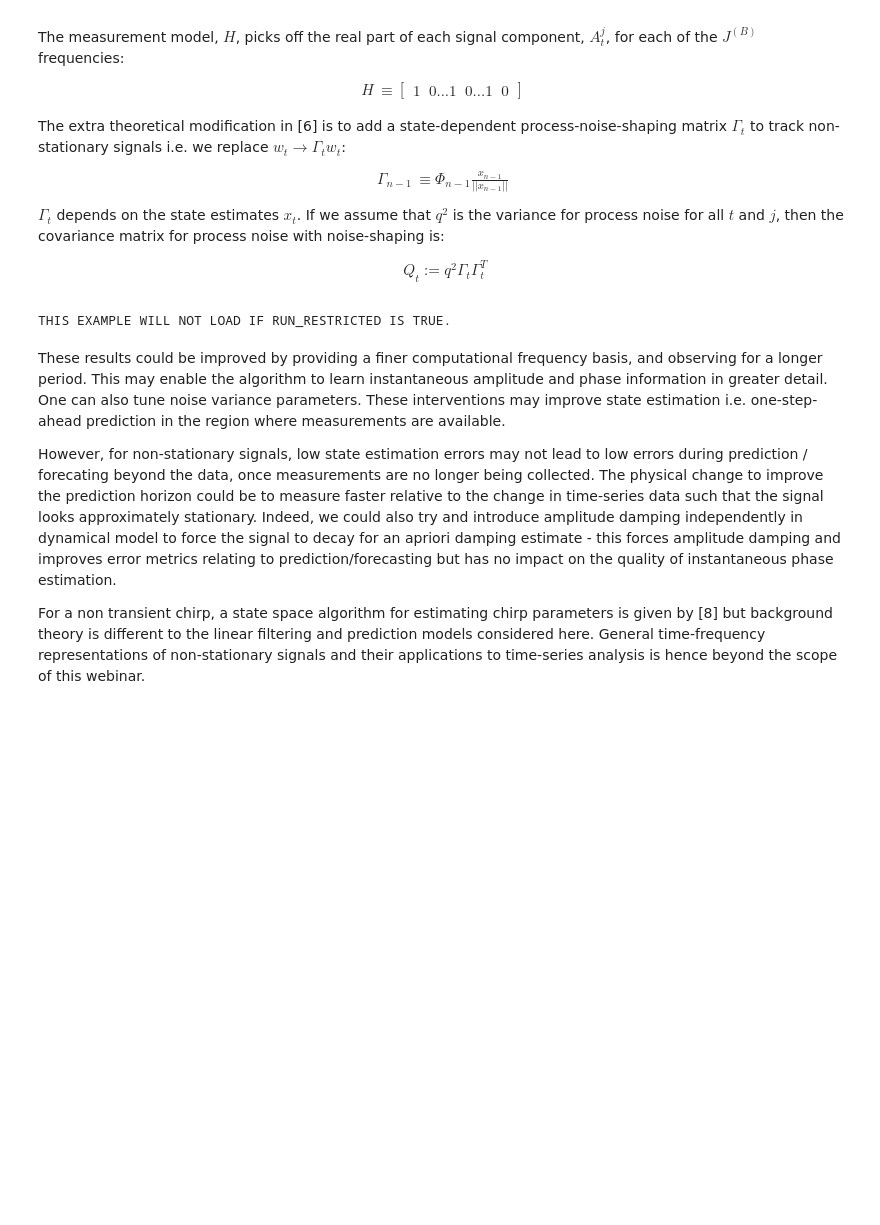
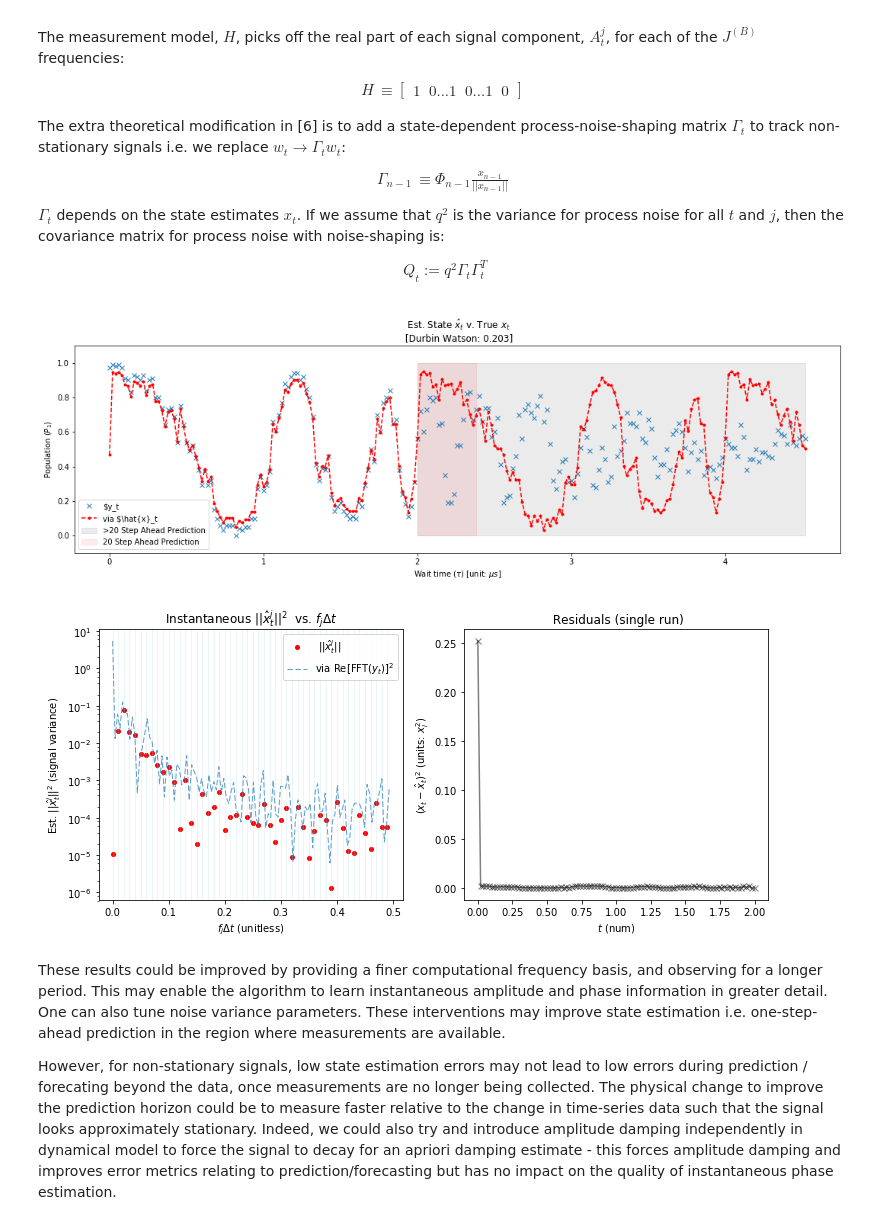
Before and after one commit to riddhisw/equs_timeseries_webinar, a Jupyter notebook: Measurement Noise Filtering and Time Series Prediction in Python_v4.ipynb, the cells around one changed output. Saved outputs shown, nothing was run; the diff lists cells and outputs as text; code cells hidden in the pictures; blank space fills up the shorter version.

Commit message:
Added final chirp analysis

```diff
--- a/Measurement Noise Filtering and Time Series Prediction in Python_v4.ipynb
+++ b/Measurement Noise Filtering and Time Series Prediction in Python_v4.ipynb
@@ -1,5 +1,5 @@
 # %%
-RUN_RESTRICTED=True
+RUN_RESTRICTED=False
 LOCALPATH="../GIT/"
 # %%
 from __future__ import division, print_function, absolute_import
@@ -846,8 +855,8 @@ if not RUN_RESTRICTED:
     x0 = 0.1*np.random.normal(loc=0, scale=0.01)
     p0 = 500
     max_f = delta_f * t_train
-    R_var = 1500 # not tuned
-    Q_var = 0.1 # not tuned
+    R_var = 2500 # not tuned
+    Q_var = 0.001 # not tuned
 
     freq_basis = np.arange(0, max_f*0.5, delta_f) # not tuned
 
@@ -875,8 +884,6 @@ if not RUN_RESTRICTED:
     plt.ylim([-0.1, 1.1])
     #plt.xlim([0, data[-1, 0]])
     plt.legend(loc=3)
-    plt.show()
-
 
     plt.show()
 
@@ -894,44 +901,43 @@ if not RUN_RESTRICTED:
     num = len(t_steps)
     instantA = np.zeros((numf, num))
     instantP = np.zeros((numf, num))
 
     k = 1
     while (k < num):
         instantA[:, k], instantP[:, k] = calc_inst_params(x_hat[:, :, k])
         k = k + 1
 
     plt.plot(freq_basis/max_f, instantA[:, -1]**2, 'ro', label=r' $||\hat{x}_t^j||$',markersize=4.)
     for basis_freq in freq_basis:
         plt.axvline(x=basis_freq/max_f, ls='-', lw=0.5, c='lightblue', alpha=0.5)
     starttime=0
     plt.xlabel(r'$f_j \Delta t$ (unitless)')
     plt.ylabel(r'Est. $||\hat{x}_t^j||^2$ (signal variance)')
     plt.title(r'Instantaneous $||\hat{x}_t^j||^2$  vs. $f_j \Delta t$')
 
 
     fft_data = np.fft.fft(experimental_data[:, 1] - TRANSLATE)
     fft_freq = np.fft.fftfreq(len(experimental_data[:, 1]), d=delta_t)
     nhalf = len(fft_freq) //2
 
     subsystem_scaling = (1./ len(freq_basis))**2
 
     plt.plot(fft_freq[0:nhalf] / max_f, subsystem_scaling * abs(fft_data[0:nhalf])**2, '--', alpha=0.7, lw=1.,
              label=r'via Re[FFT($y_t$)]${}^2$')
     plt.yscale('log')
 
     plt.legend(loc=0)
     plt.show()
+# %% [output]
+[figure, added]
+[figure, added]
 # %%
 if RUN_RESTRICTED:
 
     print("THIS EXAMPLE WILL NOT LOAD IF RUN_RESTRICTED IS TRUE.")
     img1 = Image(filename='restricted_mode_1.png')
     img2 = Image(filename='restricted_mode_2.png')
-# %% [output]
-THIS EXAMPLE WILL NOT LOAD IF RUN_RESTRICTED IS TRUE.
 # %% [markdown]
 These results could be improved by providing a finer computational frequency basis, and observing for a longer period. This may enable the algorithm to learn instantaneous amplitude and phase information in greater detail. One can also tune noise variance parameters. These interventions may improve state estimation i.e. one-step-ahead prediction in the region where measurements are available.
 
 However, for non-stationary signals, low state estimation errors may not lead to low errors during prediction / forecating beyond the data, once measurements are no longer being collected. The physical change to improve the prediction horizon could be to measure faster relative to the change in time-series data such that the signal looks approximately stationary.  Indeed, we could also try and introduce amplitude damping independently in dynamical model to force the signal to decay for an apriori damping estimate - this forces amplitude damping and improves error metrics relating to prediction/forecasting but has no impact on the quality of instantaneous phase estimation.
-
-For a non transient chirp, a state space algorithm for estimating chirp parameters is given by [8] but background theory is different to the linear filtering and prediction models considered here. General time-frequency representations of non-stationary signals and their applications to time-series analysis is hence beyond the scope of this webinar.
```
Also changed, not shown: parts of 14 cells of this notebook, 1 other file.
